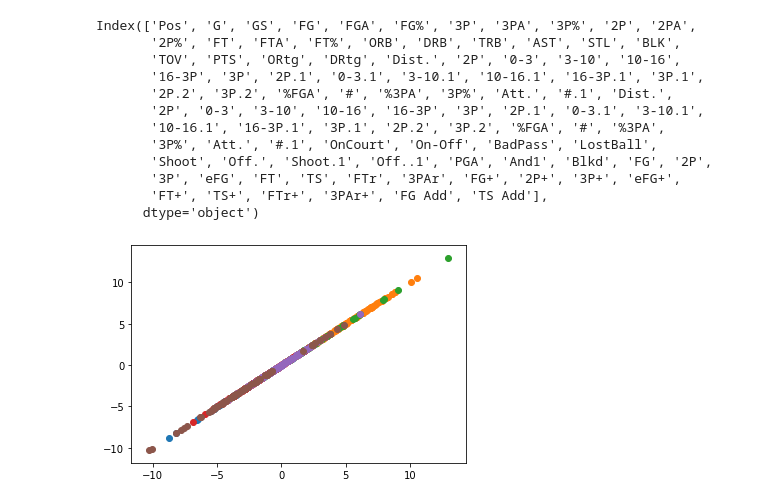
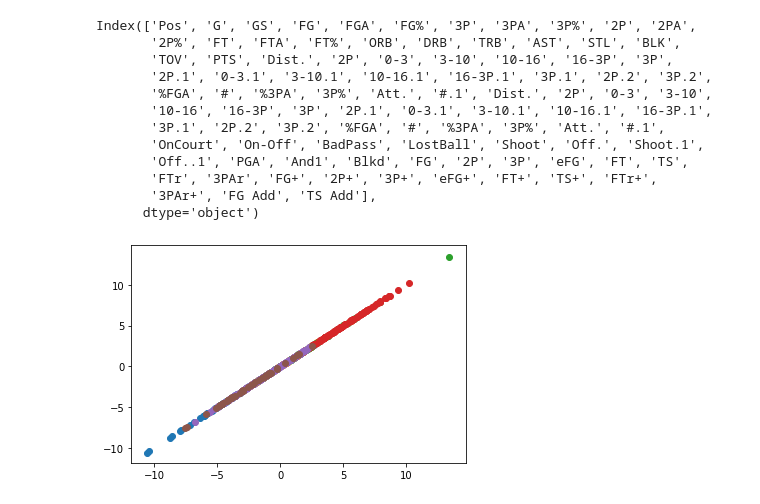
Before and after one commit to AmirMEdris/Nba-Player-Position-Clustering, a Jupyter notebook: Nba Clustering.ipynb, the cells around one changed output. Cells and saved outputs as stored; diff of their text form; code cells hidden in the pictures.

```diff
--- a/Nba Clustering.ipynb
+++ b/Nba Clustering.ipynb
@@ -6,7 +6,12 @@ from mpl_toolkits.mplot3d import Axes3D
 import pandas as pd
 import numpy as np
 import matplotlib.pyplot as plt
+from sklearn.model_selection import train_test_split
+from sklearn.neural_network import MLPRegressor
+import tensorflow as tf
+
 pd.set_option('display.max_columns', 500)
+pd.set_option('display.max_rows', 500)
 #turning the player data csv into pandas dataframe
 
 df = pd.read_csv("player_stats.csv")
@@ -76,8 +81,12 @@ df.loc[:,~df.T.duplicated(keep='first')]
 # df.columns=cols
 
 df.fillna(0,inplace=True)
+yyyy = df[['ORtg', 'DRtg']]
 df.drop('Rk',inplace=True,axis=1)
 df.drop('Age',inplace=True,axis=1)
 df.drop('Tm',inplace=True,axis=1)
 df.drop('index',inplace=True,axis=1)
-df
+df.drop(['ORtg', 'DRtg'],inplace=True,axis=1)
+
+df.Player
+df.to_csv('df')
@@ -136,43 +129,44 @@ df = df.dropna()
 # df2= df[["Pos", 'FG', 'FGA','3P','3PA','FT%', 'ORB', 'DRB', 'TRB','AST','STL','BLK','TOV','PF','PTS']]
 # # kmeans = KMeans(n_clusters=5, random_state=0).fit(df)
 # df["Pos"].unique()
+df.to_csv('df')
 df.columns
 # %% [output]
 Index(['Pos', 'G', 'GS', 'FG', 'FGA', 'FG%', '3P', '3PA', '3P%', '2P', '2PA',
        '2P%', 'FT', 'FTA', 'FT%', 'ORB', 'DRB', 'TRB', 'AST', 'STL', 'BLK',
-       'TOV', 'PTS', 'ORtg', 'DRtg', 'Dist.', '2P', '0-3', '3-10', '10-16',
-       '16-3P', '3P', '2P.1', '0-3.1', '3-10.1', '10-16.1', '16-3P.1', '3P.1',
-       '2P.2', '3P.2', '%FGA', '#', '%3PA', '3P%', 'Att.', '#.1', 'Dist.',
-       '2P', '0-3', '3-10', '10-16', '16-3P', '3P', '2P.1', '0-3.1', '3-10.1',
-       '10-16.1', '16-3P.1', '3P.1', '2P.2', '3P.2', '%FGA', '#', '%3PA',
-       '3P%', 'Att.', '#.1', 'OnCourt', 'On-Off', 'BadPass', 'LostBall',
-       'Shoot', 'Off.', 'Shoot.1', 'Off..1', 'PGA', 'And1', 'Blkd', 'FG', '2P',
-       '3P', 'eFG', 'FT', 'TS', 'FTr', '3PAr', 'FG+', '2P+', '3P+', 'eFG+',
-       'FT+', 'TS+', 'FTr+', '3PAr+', 'FG Add', 'TS Add'],
+       'TOV', 'PTS', 'Dist.', '2P', '0-3', '3-10', '10-16', '16-3P', '3P',
+       '2P.1', '0-3.1', '3-10.1', '10-16.1', '16-3P.1', '3P.1', '2P.2', '3P.2',
+       '%FGA', '#', '%3PA', '3P%', 'Att.', '#.1', 'Dist.', '2P', '0-3', '3-10',
+       '10-16', '16-3P', '3P', '2P.1', '0-3.1', '3-10.1', '10-16.1', '16-3P.1',
+       '3P.1', '2P.2', '3P.2', '%FGA', '#', '%3PA', '3P%', 'Att.', '#.1',
+       'OnCourt', 'On-Off', 'BadPass', 'LostBall', 'Shoot', 'Off.', 'Shoot.1',
+       'Off..1', 'PGA', 'And1', 'Blkd', 'FG', '2P', '3P', 'eFG', 'FT', 'TS',
+       'FTr', '3PAr', 'FG+', '2P+', '3P+', 'eFG+', 'FT+', 'TS+', 'FTr+',
+       '3PAr+', 'FG Add', 'TS Add'],
       dtype='object')
 # %%
 
 #Load Data
 
-pca = PCA(0.95)
+pca = PCA(0.9)
 
 #Transform the data
 scaler = StandardScaler()
 matrix = scaler.fit_transform(df)
 df = pd.DataFrame(pca.fit_transform(matrix))
 
 #Initialize the class object
 kmeans = KMeans(n_clusters= 6)
 
 #predict the labels of clusters.
 label = kmeans.fit_predict(df)
 df['label'] = label
 #Getting unique labels
 u_labels = np.unique(label)
 for i in u_labels:
     plt.scatter(df[df["label"] == i].iloc[:,0],df[df["label"] == i].iloc[:,0])
 # %% [output]
-[figure, old version]
+[figure, new version]
 # %%
 fig,ax= plt.subplots(2,2,subplot_kw = dict(projection='3d'),figsize=(12,10))
  #Axes3D(fig)
```
Also changed, not shown: parts of 32 cells of this notebook, 6 other files.
